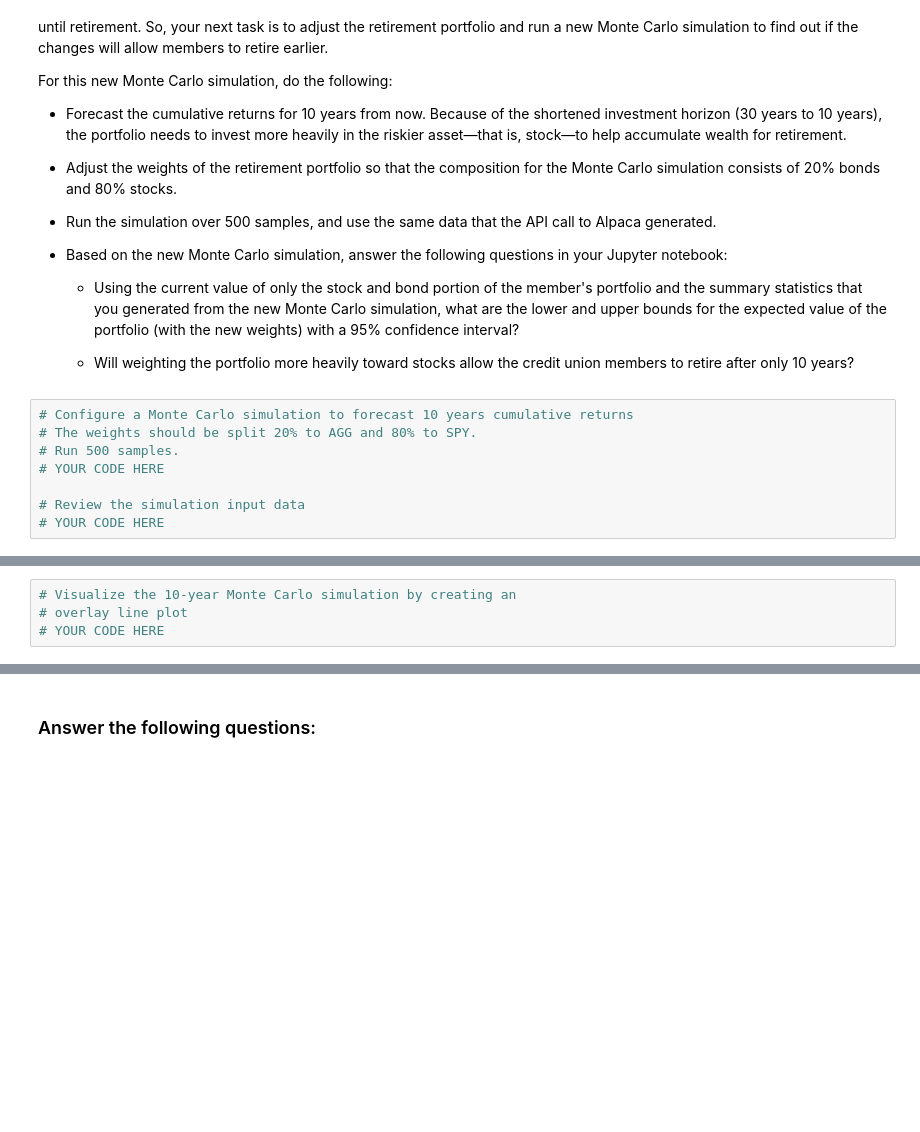
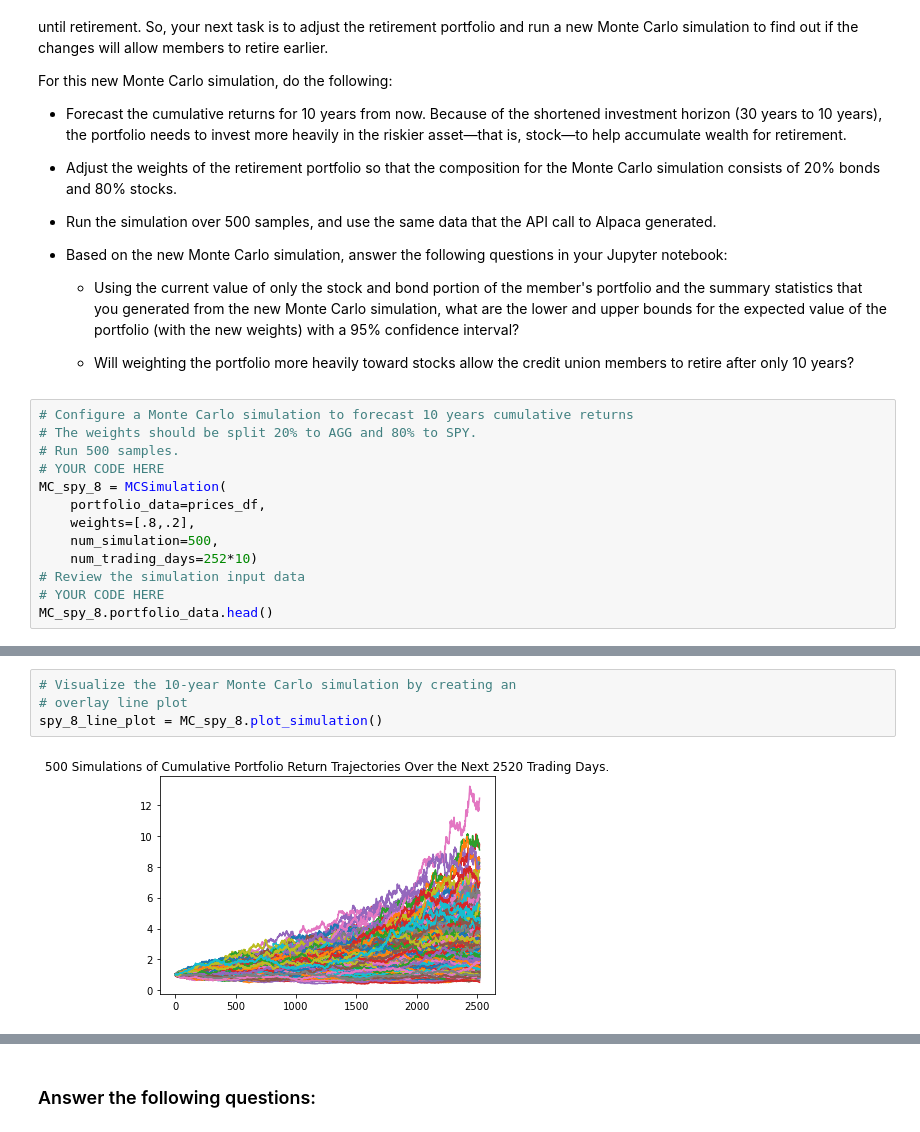
Before and after one commit to kaioff/api_analysis, a Jupyter notebook: financial_planning_tools.ipynb, the cells around one changed output, grey strips where cells are left out. Drawn from its saved outputs; the diff is of its cells as text; blank space fills up the shorter version.

```diff
--- a/financial_planning_tools.ipynb
+++ b/financial_planning_tools.ipynb
@@ -486,6 +632,11 @@ For this new Monte Carlo simulation, do the following:
 # The weights should be split 20% to AGG and 80% to SPY.
 # Run 500 samples.
 # YOUR CODE HERE
-
+MC_spy_8 = MCSimulation(
+    portfolio_data=prices_df,
+    weights=[.8,.2],
+    num_simulation=500,
+    num_trading_days=252*10)
 # Review the simulation input data
 # YOUR CODE HERE
+MC_spy_8.portfolio_data.head()
@@ -495,7 +698,9 @@ For this new Monte Carlo simulation, do the following:
 # %%
 # Visualize the 10-year Monte Carlo simulation by creating an
 # overlay line plot
-# YOUR CODE HERE
+spy_8_line_plot = MC_spy_8.plot_simulation()
+# %% [output]
+[figure, added]
 # %%
 # Visualize the probability distribution of the 10-year Monte Carlo simulation
 # by plotting a histogram
```
Also changed, not shown: parts of 37 cells of this notebook.
